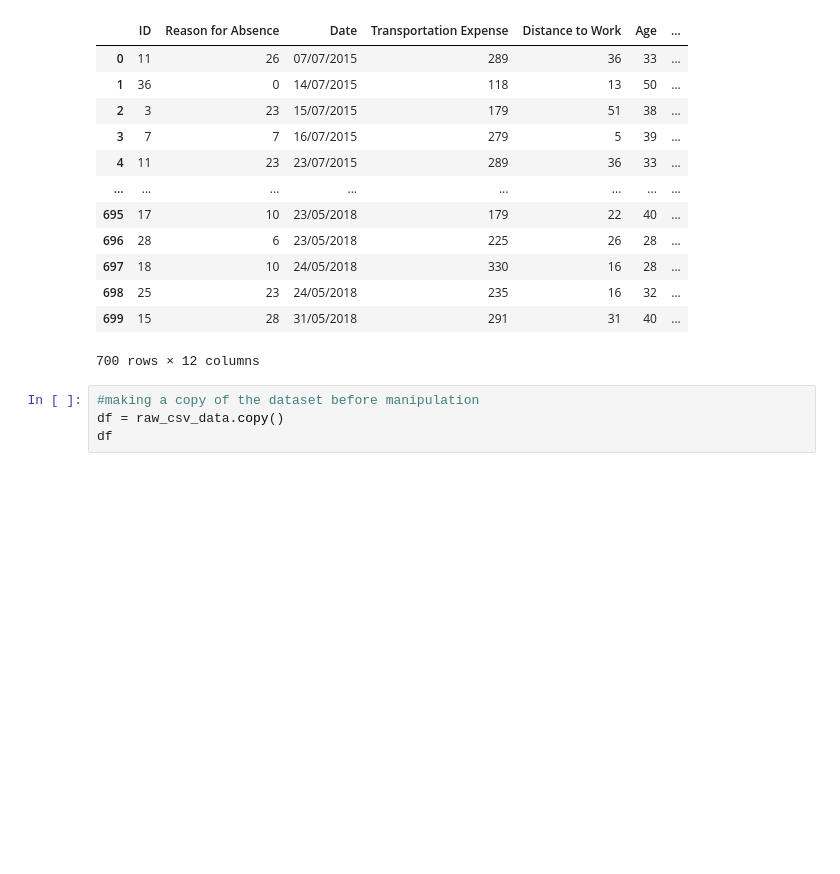
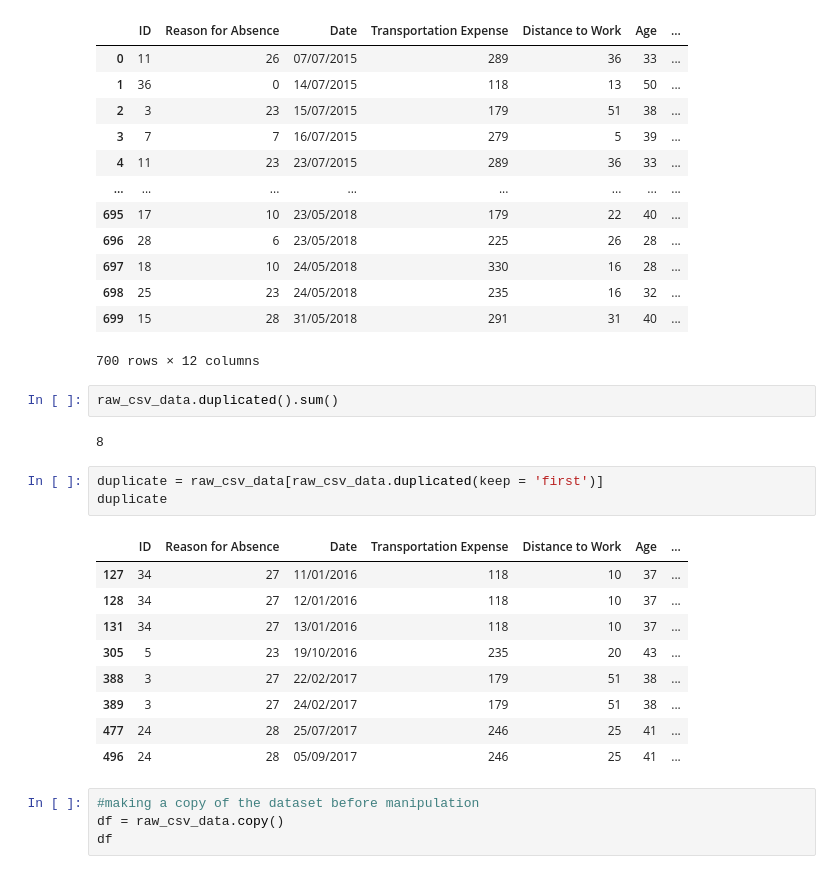
Before and after one commit to sammy10060102/Python-SQL-Tableau, a Jupyter notebook: Preprocessing data.ipynb, the cells around one changed output. Saved outputs shown, nothing was run; the diff lists cells and outputs as text; blank space fills up the shorter version.

```diff
--- a/Preprocessing data.ipynb
+++ b/Preprocessing data.ipynb
@@ -17,6 +17,23 @@ raw_csv_data
 | 698 | 25 | 23 | 24/05/2018 | 235 | 16 | 32 | ... |
 | 699 | 15 | 28 | 31/05/2018 | 291 | 31 | 40 | ... |
 700 rows × 12 columns
+# %%
+raw_csv_data.duplicated().sum()
+# %% [output]
+8
+# %%
+duplicate = raw_csv_data[raw_csv_data.duplicated(keep = 'first')]
+duplicate
+# %% [output]
+|  | ID | Reason for Absence | Date | Transportation Expense | Distance to Work | Age | ... |
+| 127 | 34 | 27 | 11/01/2016 | 118 | 10 | 37 | ... |
+| 128 | 34 | 27 | 12/01/2016 | 118 | 10 | 37 | ... |
+| 131 | 34 | 27 | 13/01/2016 | 118 | 10 | 37 | ... |
+| 305 | 5 | 23 | 19/10/2016 | 235 | 20 | 43 | ... |
+| 388 | 3 | 27 | 22/02/2017 | 179 | 51 | 38 | ... |
+| 389 | 3 | 27 | 24/02/2017 | 179 | 51 | 38 | ... |
+| 477 | 24 | 28 | 25/07/2017 | 246 | 25 | 41 | ... |
+| 496 | 24 | 28 | 05/09/2017 | 246 | 25 | 41 | ... |
 # %%
 #making a copy of the dataset before manipulation
 df = raw_csv_data.copy()
```
Also changed, not shown: parts of 6 cells of this notebook.
